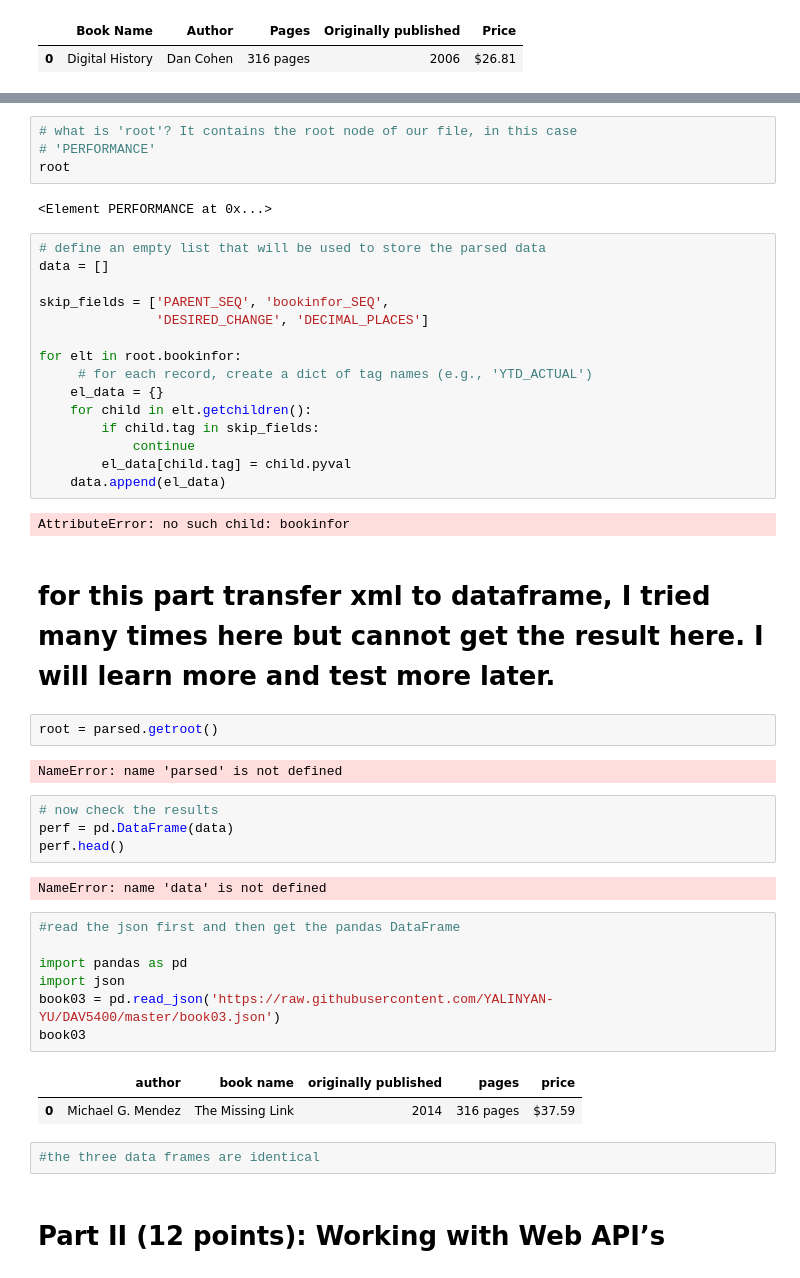
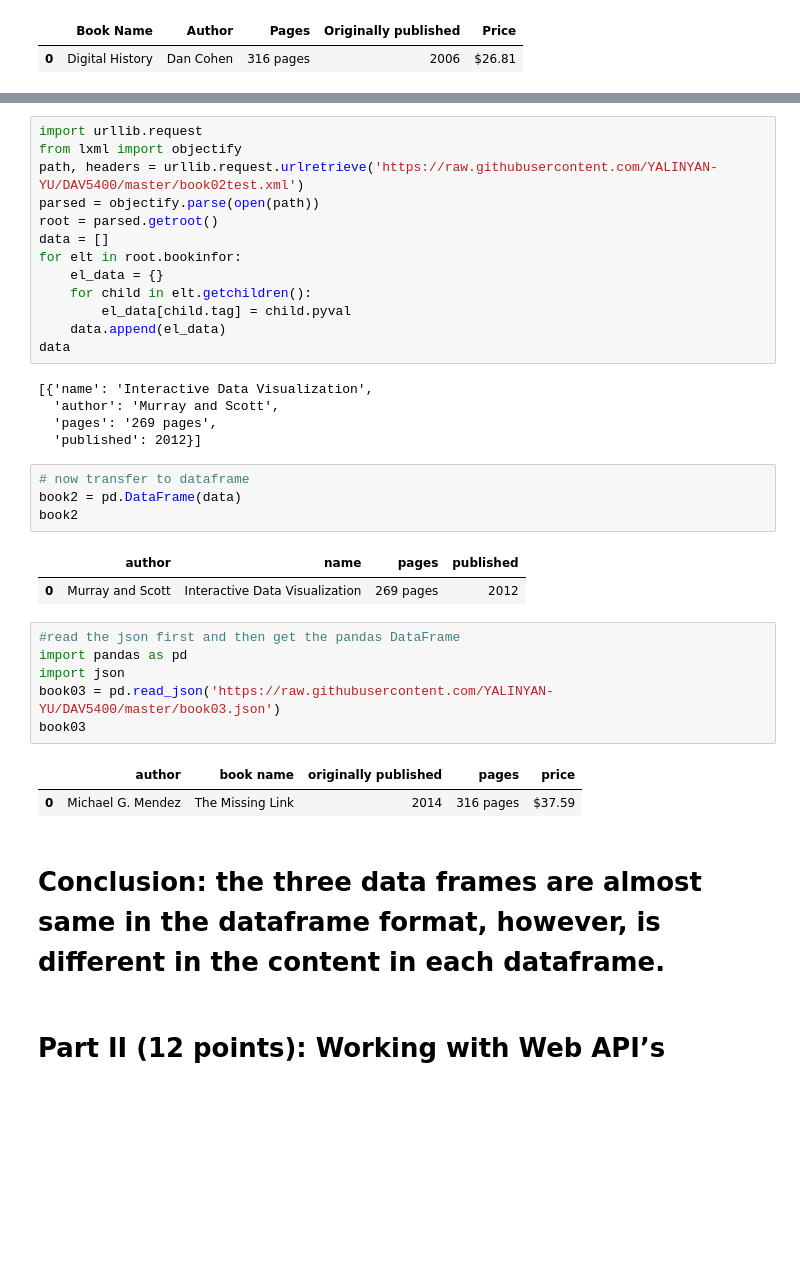
Before and after one commit to YALINYAN-YU/DAV5400, a Jupyter notebook: Y_Yan_w12_assn.ipynb, the cells around one changed output, grey strips where cells are left out. Drawn from its saved outputs; the diff is of its cells as text; blank space fills up the shorter version.

```diff
--- a/Y_Yan_w12_assn.ipynb
+++ b/Y_Yan_w12_assn.ipynb
@@ -49,41 +32,30 @@ root = parsed.getroot()
-# %%
-# what is 'root'? It contains the root node of our file, in this case
-# 'PERFORMANCE'
-root
-# %% [output]
-<Element PERFORMANCE at 0x...>
-# %%
-# define an empty list that will be used to store the parsed data
-data = []
-
-skip_fields = ['PARENT_SEQ', 'bookinfor_SEQ',
-               'DESIRED_CHANGE', 'DECIMAL_PLACES']
-
-for elt in root.bookinfor:
-     # for each record, create a dict of tag names (e.g., 'YTD_ACTUAL')
-    el_data = {}
-    for child in elt.getchildren():
-        if child.tag in skip_fields:
-            continue
-        el_data[child.tag] = child.pyval
-    data.append(el_data)
-# %% [output]
-AttributeError: no such child: bookinfor
-# %% [markdown]
-# for this part transfer xml to dataframe, I tried many times here but cannot get the result here. I will learn more and test more later.
-# %%
-root = parsed.getroot()
-# %% [output]
-NameError: name 'parsed' is not defined
+# %%
+import urllib.request
+from lxml import objectify
+path, headers = urllib.request.urlretrieve('https://raw.githubusercontent.com/YALINYAN-YU/DAV5400/master/book02test.xml')
+parsed = objectify.parse(open(path))
+root = parsed.getroot()
+data = []
+for elt in root.bookinfor:
+    el_data = {}
+    for child in elt.getchildren():
+        el_data[child.tag] = child.pyval
+    data.append(el_data)
+data
+# %% [output]
+[{'name': 'Interactive Data Visualization',
+  'author': 'Murray and Scott',
+  'pages': '269 pages',
+  'published': 2012}]
 # %%
-# now check the results
-perf = pd.DataFrame(data)
-perf.head()
+# now transfer to dataframe
+book2 = pd.DataFrame(data)
+book2
 # %% [output]
-NameError: name 'data' is not defined
+|  | author | name | pages | published |
+| 0 | Murray and Scott | Interactive Data Visualization | 269 pages | 2012 |
 # %%
 #read the json first and then get the pandas DataFrame
-
 import pandas as pd
 import json
 book03 = pd.read_json('https://raw.githubusercontent.com/YALINYAN-YU/DAV5400/master/book03.json')
@@ -91,8 +63,8 @@ book03
 # %% [output]
 |  | author | book name | originally published | pages | price |
 | 0 | Michael G. Mendez | The Missing Link | 2014 | 316 pages | $37.59 |
-# %%
-#the three data frames are identical
+# %% [markdown]
+# Conclusion: the three data frames are almost same in the dataframe format, however, is different in the content in each dataframe.
 # %% [markdown]
 # Part II (12 points): Working with Web API’s
 # %%
```
Also changed, not shown: parts of 2 cells of this notebook.
